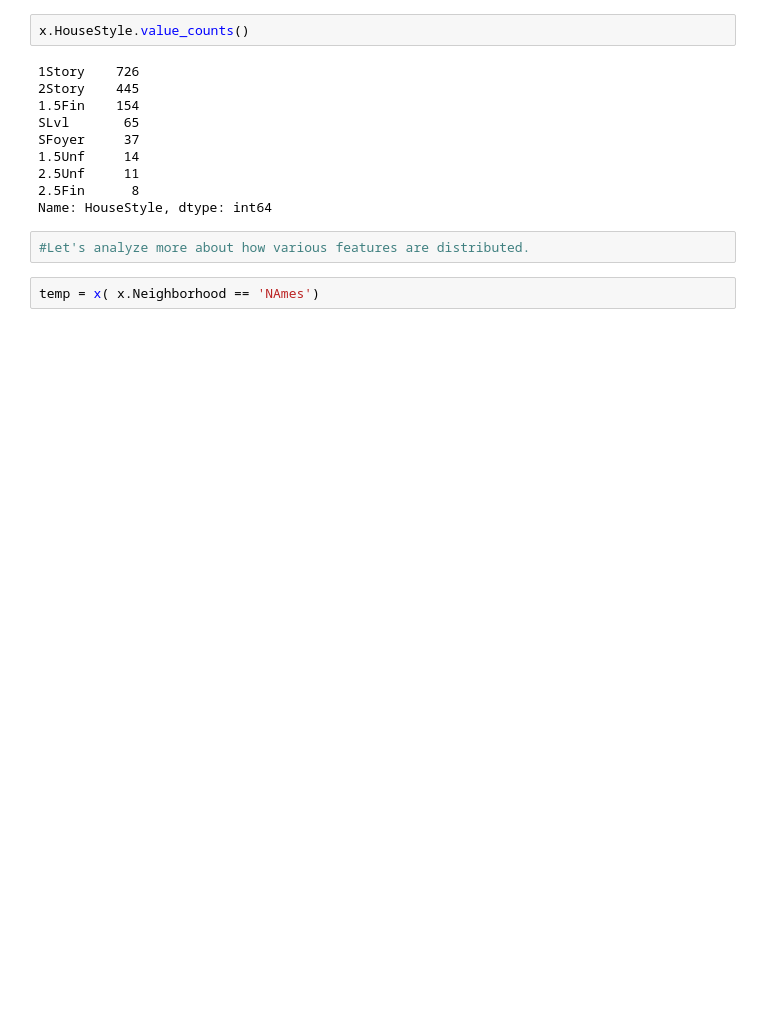
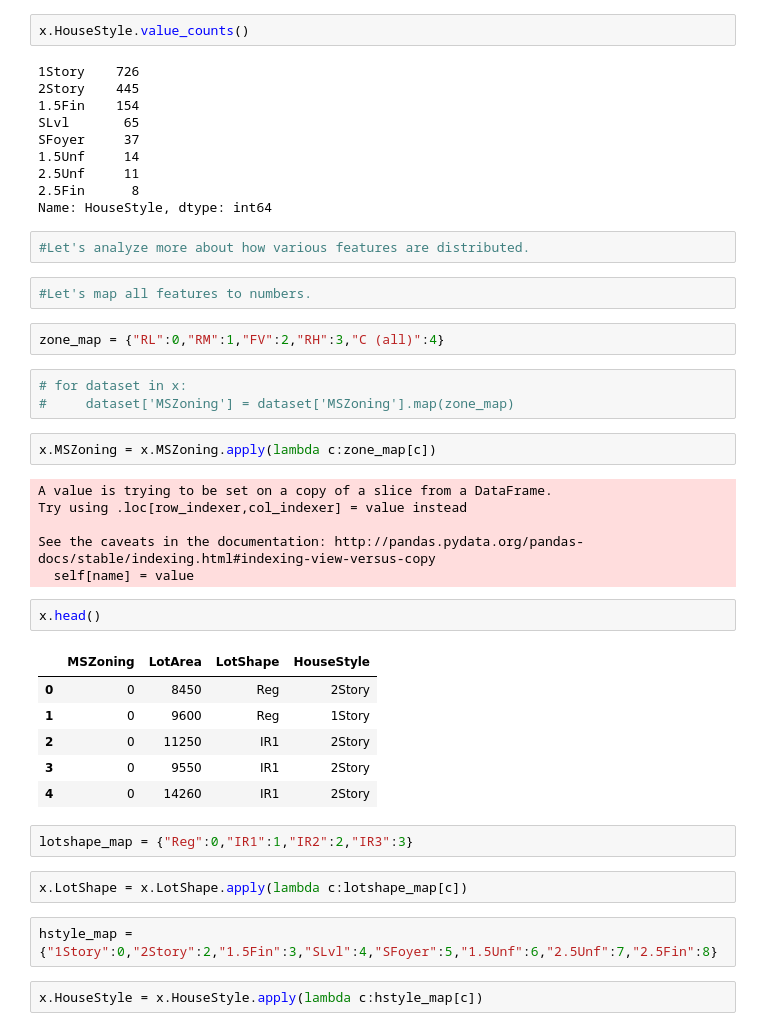
Before and after one commit to digitalelephant/KaggleSolutions, a Jupyter notebook: House/HousePricing.ipynb, the cells around one changed output. Cells and saved outputs as stored; diff of their text form; blank space fills up the shorter version.

```diff
--- a/House/HousePricing.ipynb
+++ b/House/HousePricing.ipynb
@@ -104,5 +104,35 @@ SFoyer     37
 Name: HouseStyle, dtype: int64
 # %%
 #Let's analyze more about how various features are distributed.
-# %%
-temp = x( x.Neighborhood == 'NAmes')
+# %%
+#Let's map all features to numbers.
+# %%
+zone_map = {"RL":0,"RM":1,"FV":2,"RH":3,"C (all)":4}
+# %%
+# for dataset in x:
+#     dataset['MSZoning'] = dataset['MSZoning'].map(zone_map)
+# %%
+x.MSZoning = x.MSZoning.apply(lambda c:zone_map[c])
+# %% [output]
+A value is trying to be set on a copy of a slice from a DataFrame.
+Try using .loc[row_indexer,col_indexer] = value instead
+
+See the caveats in the documentation: http://pandas.pydata.org/pandas-docs/stable/indexing.html#indexing-view-versus-copy
+  self[name] = value
+# %%
+x.head()
+# %% [output]
+|  | MSZoning | LotArea | LotShape | HouseStyle |
+| 0 | 0 | 8450 | Reg | 2Story |
+| 1 | 0 | 9600 | Reg | 1Story |
+| 2 | 0 | 11250 | IR1 | 2Story |
+| 3 | 0 | 9550 | IR1 | 2Story |
+| 4 | 0 | 14260 | IR1 | 2Story |
+# %%
+lotshape_map = {"Reg":0,"IR1":1,"IR2":2,"IR3":3}
+# %%
+x.LotShape = x.LotShape.apply(lambda c:lotshape_map[c])
+# %%
+hstyle_map = {"1Story":0,"2Story":2,"1.5Fin":3,"SLvl":4,"SFoyer":5,"1.5Unf":6,"2.5Unf":7,"2.5Fin":8}
+# %%
+x.HouseStyle = x.HouseStyle.apply(lambda c:hstyle_map[c])
```
Also changed, not shown: parts of 40 cells of this notebook, 2 other files.
